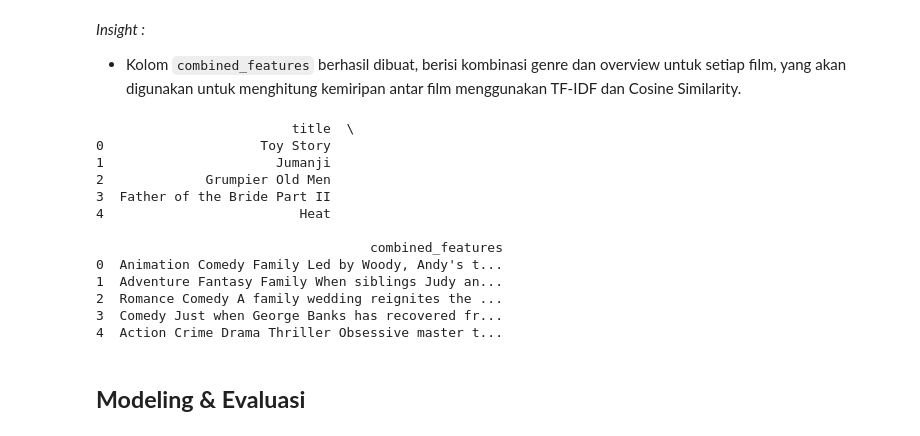
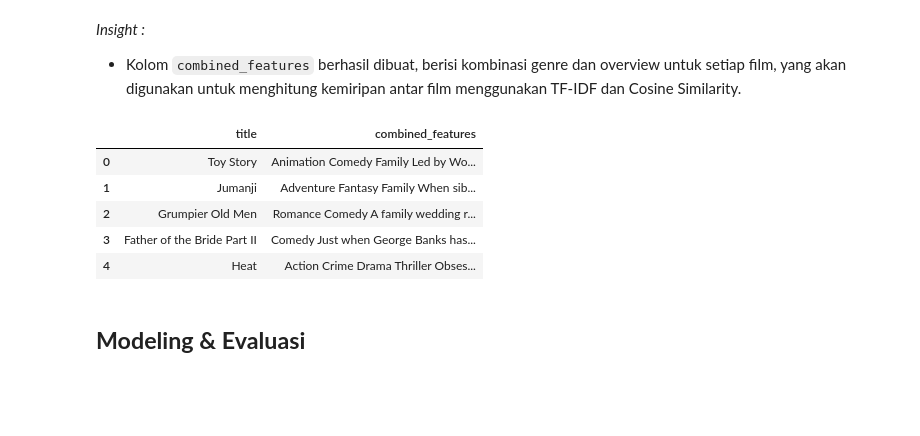
Before and after one commit to setiady16/MLT-2_DIMAS-SETIADY, a Jupyter notebook: Sistem_Rekomendasi_Dimas_Setiady.ipynb, the cells around one changed output. Cells and saved outputs as stored; diff of their text form; code cells hidden in the pictures; blank space fills up the shorter version.

```diff
--- a/Sistem_Rekomendasi_Dimas_Setiady.ipynb
+++ b/Sistem_Rekomendasi_Dimas_Setiady.ipynb
@@ -199,23 +189,16 @@ df['combined_features'] = df['genres'] + ' ' + df['overview']
 # %%
 # 7. Filter film dengan vote_count > 50 untuk memastikan kualitas
 df = df[df['vote_count'] > 50].reset_index(drop=True)
 
 # 8. Cek hasil preprocessing
-print(df[['title', 'combined_features']].head())
+df[['title', 'combined_features']].head()
 # %% [output]
-                         title  \
-0                    Toy Story
-1                      Jumanji
-2             Grumpier Old Men
-3  Father of the Bride Part II
-4                         Heat
-
-                                   combined_features
-0  Animation Comedy Family Led by Woody, Andy's t...
-1  Adventure Fantasy Family When siblings Judy an...
-2  Romance Comedy A family wedding reignites the ...
-3  Comedy Just when George Banks has recovered fr...
-4  Action Crime Drama Thriller Obsessive master t...
+|  | title | combined_features |
+| 0 | Toy Story | Animation Comedy Family Led by Wo... |
+| 1 | Jumanji | Adventure Fantasy Family When sib... |
+| 2 | Grumpier Old Men | Romance Comedy A family wedding r... |
+| 3 | Father of the Bride Part II | Comedy Just when George Banks has... |
+| 4 | Heat | Action Crime Drama Thriller Obses... |
 # %% [markdown]
 ## **Modeling & Evaluasi**
 # %% [markdown]
```
Also changed, not shown: parts of 9 cells of this notebook, 1 other file.
